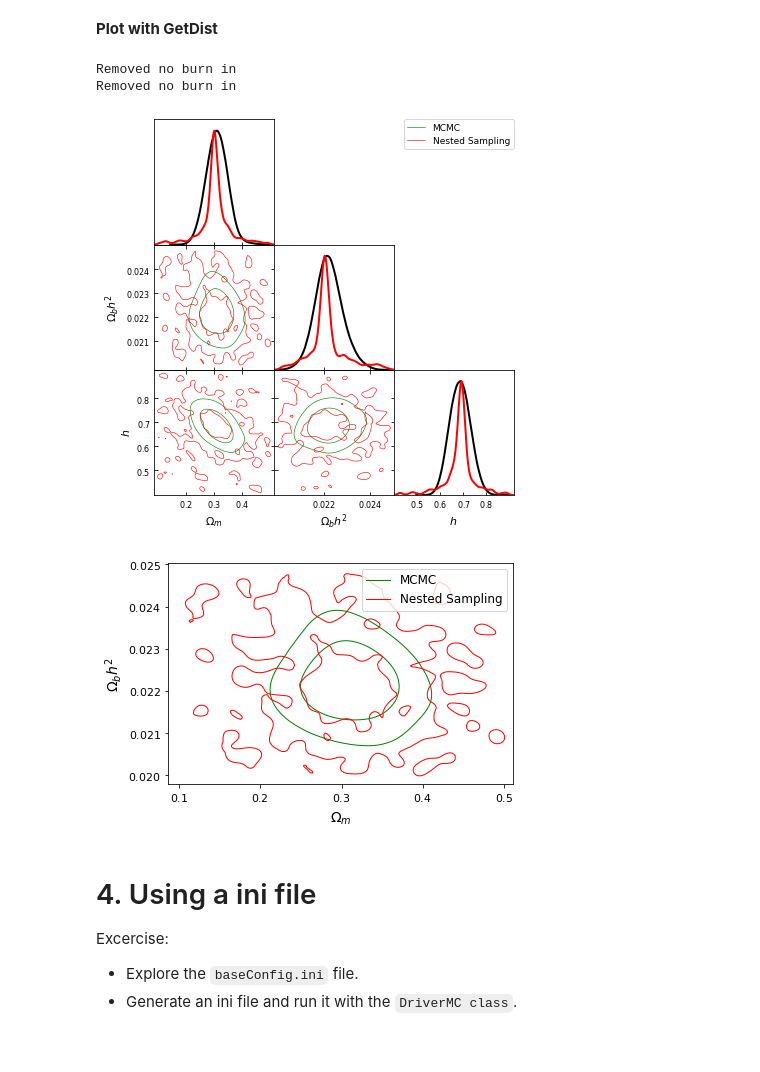
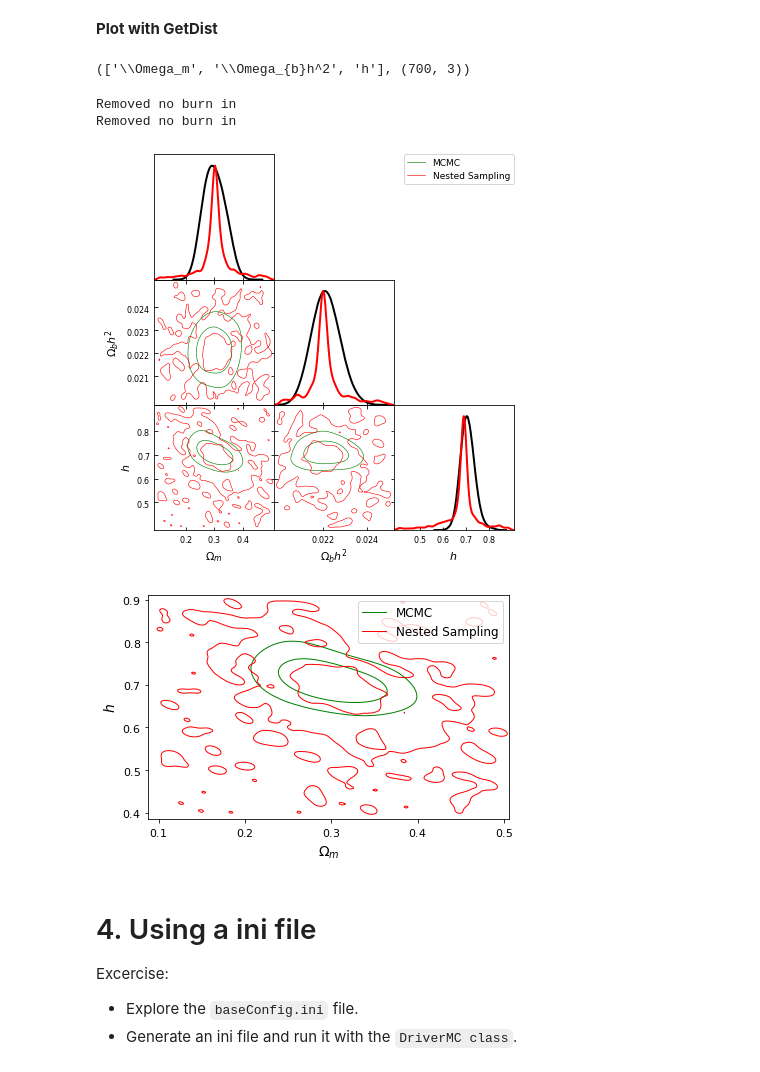
Before and after one commit to igomezv/simplemc_workshop, a Jupyter notebook: simplemc_colab.ipynb, the cells around one changed output. Saved outputs shown, nothing was run; the diff lists cells and outputs as text; code cells hidden in the pictures.

```diff
--- a/simplemc_colab.ipynb
+++ b/simplemc_colab.ipynb
@@ -253,7 +266,7 @@ import getdist
 # %% [markdown]
 **MCMC**
 # %%
-analysis1 = DriverMC(analyzername='mcmc', model='LCDM', datasets='HD+SN')
+analysis1 = DriverMC(analyzername='mcmc', model='LCDM', datasets='HD+SN', mcevidence=True)
 # %% [output]
 Loading  /content/src/simplemc/simplemc/data/HDiagramCompilacion-data_31.txt
 Loading  /content/src/simplemc/simplemc/data/HDiagramCompilacion-cov_31.txt
@@ -380,6 +405,8 @@ h2 = res2['result']['samples'][:,2]
 # names = ["SN+BBAO", "SN+HD", "SN+HD+BBAO", "SN+HD+BBAO+Planck"]
 labels =  ['{}'.format(p.Ltxname) for p in analysis1.pars_info]
 labels, np.shape(samples1)
+# %% [output]
+(['\\Omega_m', '\\Omega_{b}h^2', 'h'], (700, 3))
 # %%
 samp1 = MCSamples(samples=samples1, names=labels, labels = labels, label='MCMC')
 samp2 = MCSamples(samples=samples2, names = labels, labels = labels, label='Nested Sampling')
@@ -391,19 +418,19 @@ Removed no burn in
 g = plots.get_subplot_plotter()
 g.triangle_plot([samp1, samp2], filled=False, line_args={'lw':2},
                 colors=['green', 'red', 'indigo'],
-                settings={ 'smooth_scale_2D':0.8, 'smooth_scale_1D':0.6},)
+                settings={ 'smooth_scale_2D':0.1, 'smooth_scale_1D':0.1},)
 # %% [output]
-[figure, old version]
+[figure, new version]
 # %%
 
 g = plots.get_single_plotter(width_inch=6, ratio= 2. / 3.)
 g.settings.legend_fontsize = 12
-g.plot_2d([samp1, samp2], labels[0], labels[1], filled=False, line_args={'lw':1},
+g.plot_2d([samp1, samp2], labels[0], labels[2], filled=False, line_args={'lw':1},
           colors=['green', 'red'], smooth_s=0.8)
 
 g.add_legend(['MCMC', 'Nested Sampling'], legend_loc='upper right');
 # %% [output]
-[figure, old version]
+[figure, new version]
 # %% [markdown]
 # 4. Using a ini file
 
```
Also changed, not shown: parts of 19 cells of this notebook.
